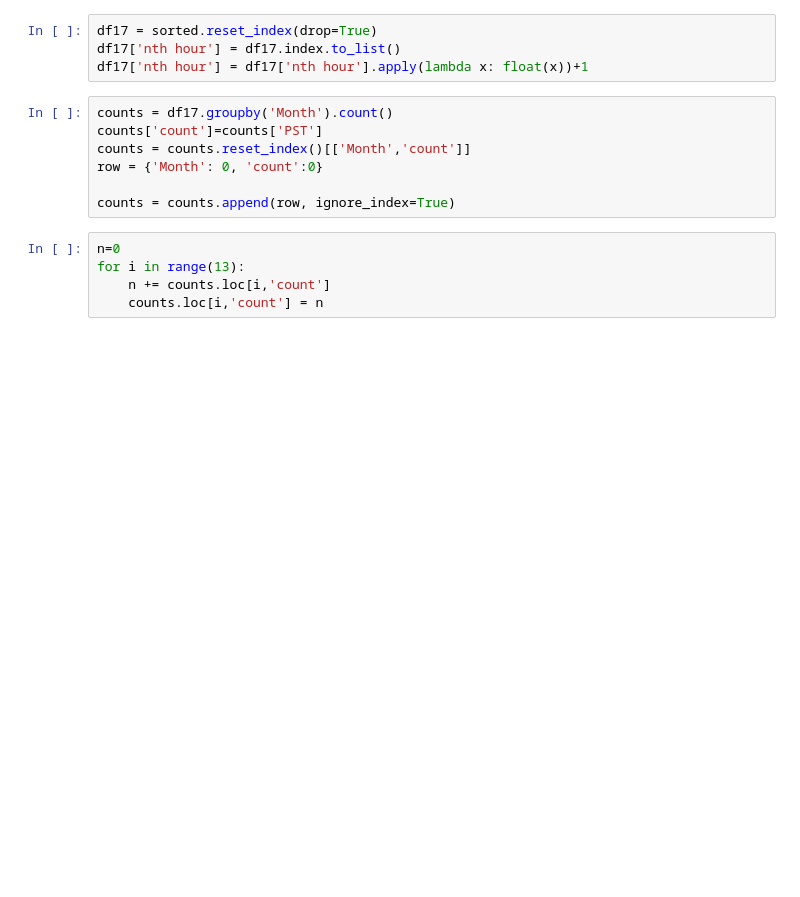
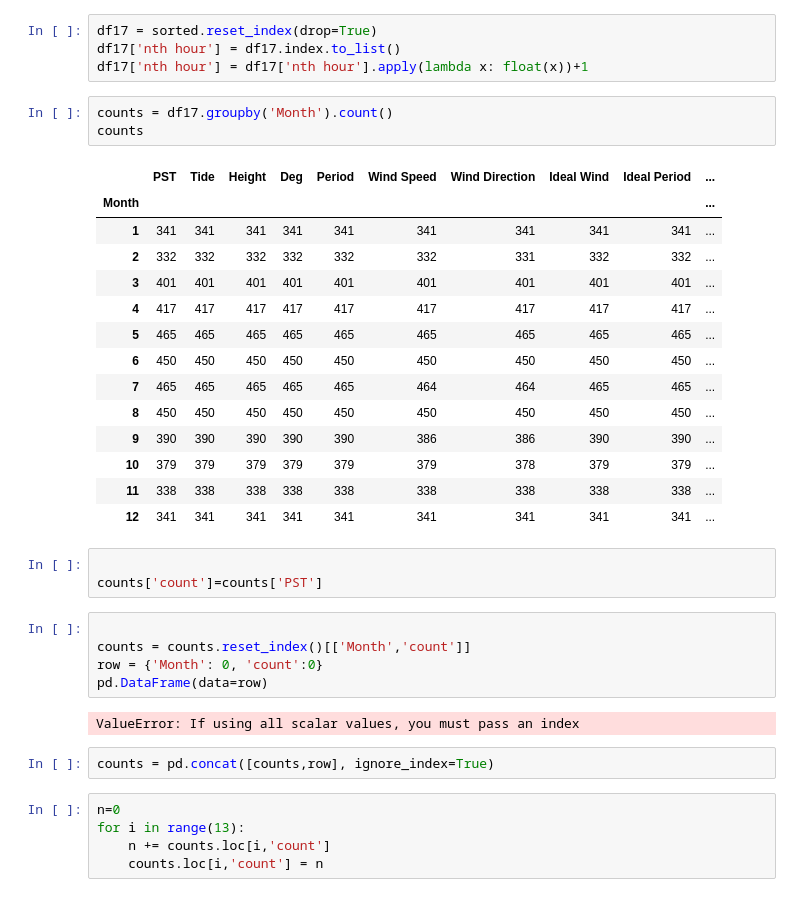
Before and after one commit to audreylm19/isla-vista-surf, a Jupyter notebook: notebooks/exploration/scatter_bar_jan17.ipynb, the cells around one changed output. Cells and saved outputs as stored; diff of their text form; blank space fills up the shorter version.

```diff
--- a/notebooks/exploration/scatter_bar_jan17.ipynb
+++ b/notebooks/exploration/scatter_bar_jan17.ipynb
@@ -82,13 +82,36 @@ Great success! Now going to try it with the entire year
 df17 = sorted.reset_index(drop=True)
 df17['nth hour'] = df17.index.to_list()
 df17['nth hour'] = df17['nth hour'].apply(lambda x: float(x))+1
+# %%
+counts = df17.groupby('Month').count()
+counts
+# %% [output]
+|  | PST | Tide | Height | Deg | Period | Wind Speed | Wind Direction | Ideal Wind | Ideal Period | ... |
+| Month |  |  |  |  |  |  |  |  |  | ... |
+| 1 | 341 | 341 | 341 | 341 | 341 | 341 | 341 | 341 | 341 | ... |
+| 2 | 332 | 332 | 332 | 332 | 332 | 332 | 331 | 332 | 332 | ... |
+| 3 | 401 | 401 | 401 | 401 | 401 | 401 | 401 | 401 | 401 | ... |
+| 4 | 417 | 417 | 417 | 417 | 417 | 417 | 417 | 417 | 417 | ... |
+| 5 | 465 | 465 | 465 | 465 | 465 | 465 | 465 | 465 | 465 | ... |
+| 6 | 450 | 450 | 450 | 450 | 450 | 450 | 450 | 450 | 450 | ... |
+| 7 | 465 | 465 | 465 | 465 | 465 | 464 | 464 | 465 | 465 | ... |
+| 8 | 450 | 450 | 450 | 450 | 450 | 450 | 450 | 450 | 450 | ... |
+| 9 | 390 | 390 | 390 | 390 | 390 | 386 | 386 | 390 | 390 | ... |
+| 10 | 379 | 379 | 379 | 379 | 379 | 379 | 378 | 379 | 379 | ... |
+| 11 | 338 | 338 | 338 | 338 | 338 | 338 | 338 | 338 | 338 | ... |
+| 12 | 341 | 341 | 341 | 341 | 341 | 341 | 341 | 341 | 341 | ... |
+# %%
+
+counts['count']=counts['PST']
 # %%
-counts = df17.groupby('Month').count()
-counts['count']=counts['PST']
+
 counts = counts.reset_index()[['Month','count']]
 row = {'Month': 0, 'count':0}
-
-counts = counts.append(row, ignore_index=True)
+pd.DataFrame(data=row)
+# %% [output]
+ValueError: If using all scalar values, you must pass an index
+# %%
+counts = pd.concat([counts,row], ignore_index=True)
 # %%
 n=0
 for i in range(13):
```
Also changed, not shown: parts of 5 cells of this notebook, 1 other file.
